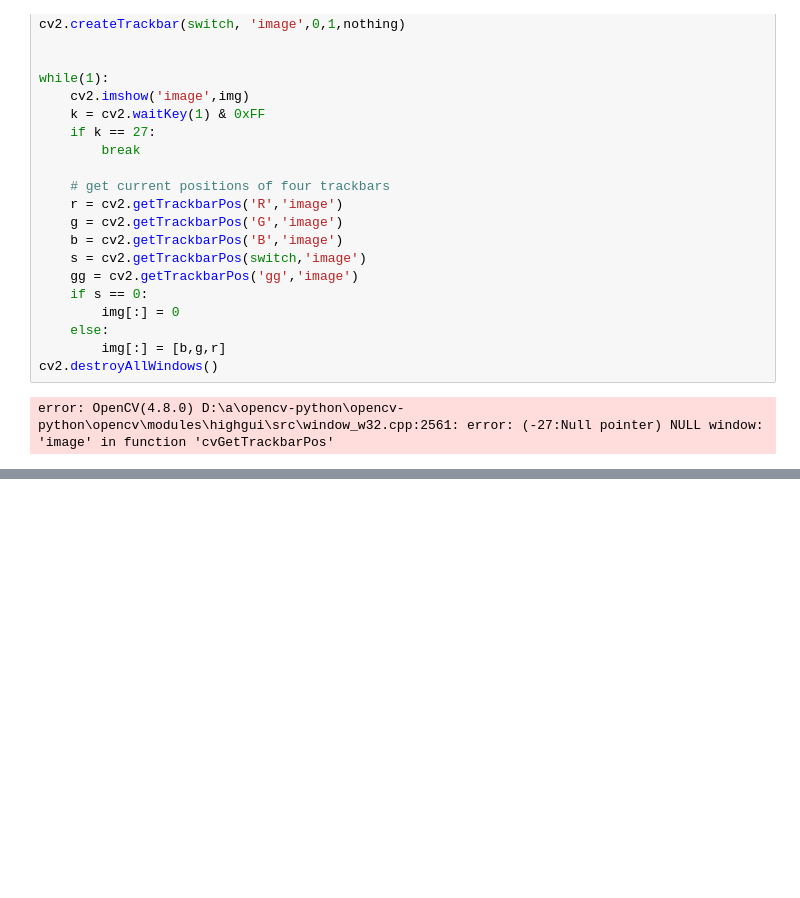
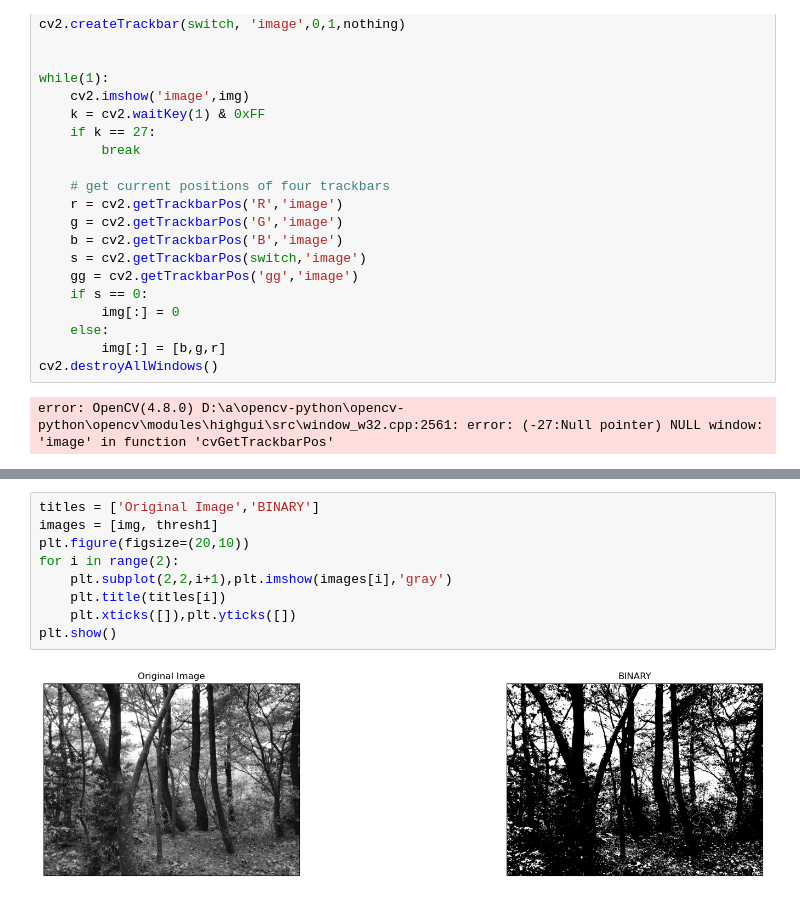
Before and after one commit to Xxash0/IP2023, a Jupyter notebook: 1-2.ipynb, the cells around one changed output, grey strips where cells are left out. Cells and saved outputs as stored; diff of their text form; blank space fills up the shorter version.

```diff
--- a/1-2.ipynb
+++ b/1-2.ipynb
@@ -234,0 +341,11 @@ error: OpenCV(4.8.0) D:\a\opencv-python\opencv-python\opencv\modules\highgui\src
+# %%
+titles = ['Original Image','BINARY']
+images = [img, thresh1]
+plt.figure(figsize=(20,10))
+for i in range(2):
+    plt.subplot(2,2,i+1),plt.imshow(images[i],'gray')
+    plt.title(titles[i])
+    plt.xticks([]),plt.yticks([])
+plt.show()
+# %% [output]
+[figure, added]
```
Also changed, not shown: parts of 7 cells of this notebook.
